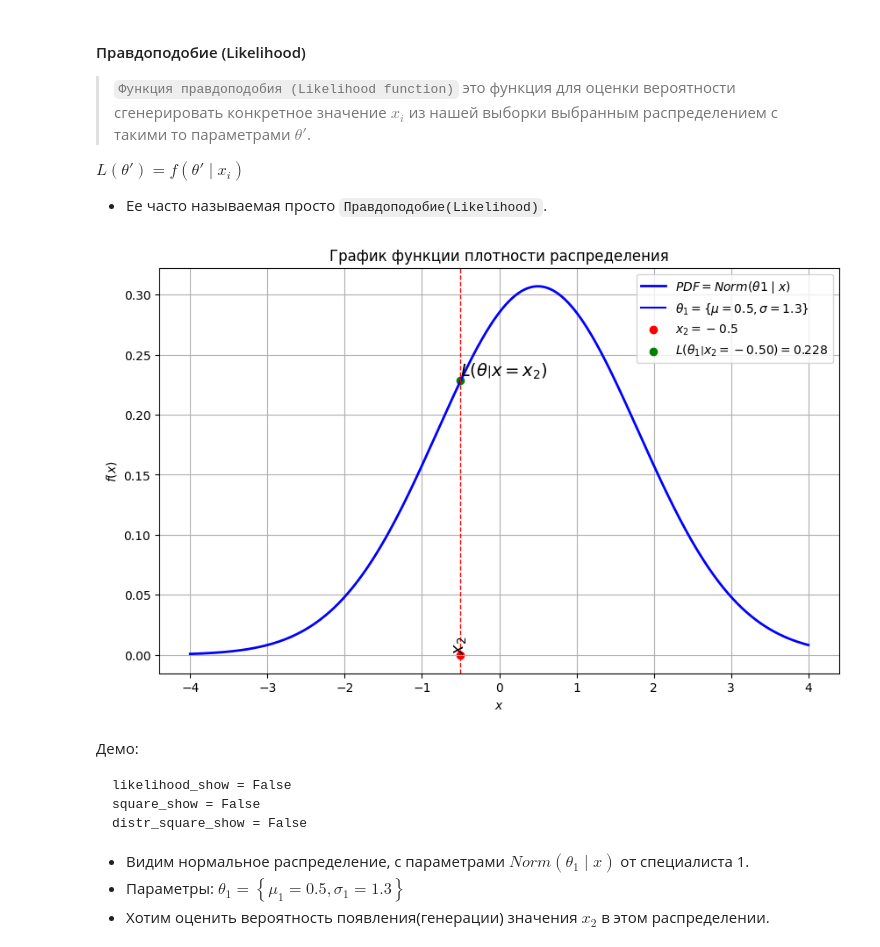
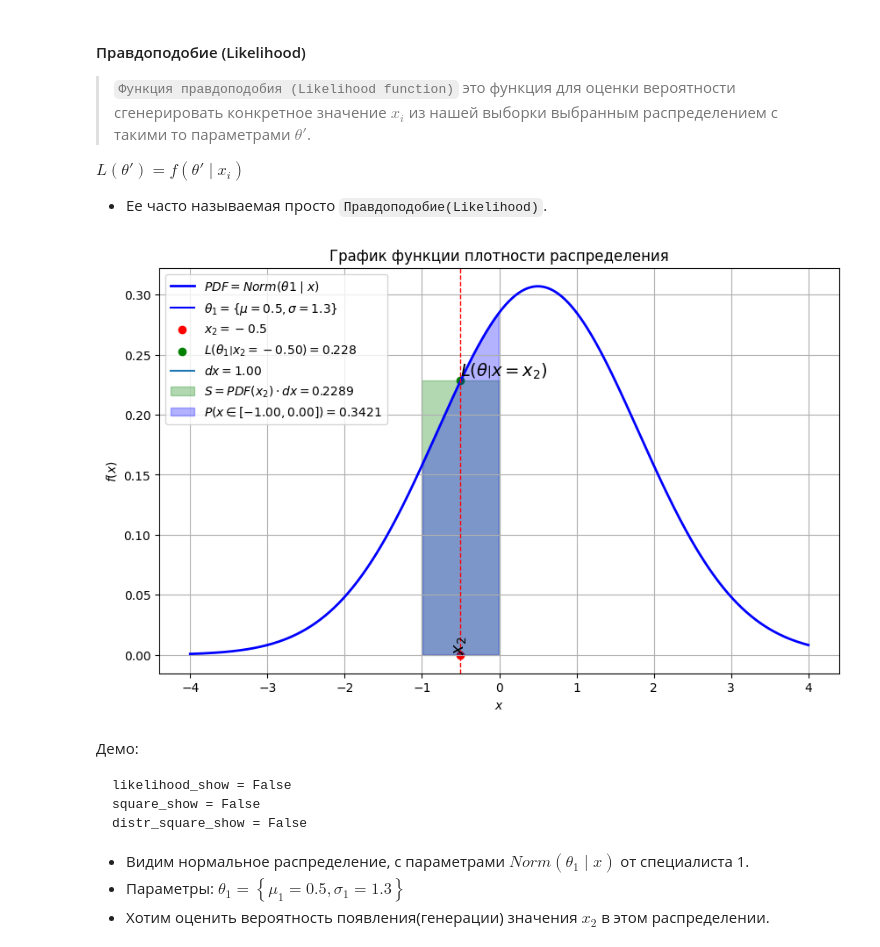
Before and after one commit to deniskirbaba/image-processing-and-generation, a Jupyter notebook: lesson materials/intro_to_generation/Intro to generative modeling.ipynb, the cells around one changed output. Saved outputs shown, nothing was run; the diff lists cells and outputs as text; code cells hidden in the pictures.

````diff
--- a/lesson materials/intro_to_generation/Intro to generative modeling.ipynb
+++ b/lesson materials/intro_to_generation/Intro to generative modeling.ipynb
@@ -993,8 +969,8 @@ dx = (x[1] - x[0]) * 50
 
 # параметры отображения
 likelihood_show = True
-square_show = False
-distr_square_show = False
+square_show = True
+distr_square_show = True
 
 # создаем нормальное распределение с указанными параметрами
 norm_distr_1 = stats.norm(loc=theta_1["mu"], scale=theta_1["sigma"])
@@ -1059,34 +1035,34 @@ if square_show:
     S = (upper_x - lower_x) * (y2 - 0)
     ax.fill_between(
         [lower_x, upper_x],
         0,
         y2,
         color="green",
         label=f"$S = PDF(x_2) \cdot dx={S:.4f}$",
         alpha=0.3,
     )
 
 # Рисуем истинную площадь распределения
 if distr_square_show:
     probability = normal_dist.cdf(upper_x) - normal_dist.cdf(lower_x)
     ax.fill_between(
         x,
         y,
         where=(x >= lower_x) & (x <= upper_x),
         color="blue",
         alpha=0.3,
         label=f"$P(x\in[{lower_x:.2f}, {upper_x:.2f}]) = {probability:.4f}$",
     )
 
 # Отображение графика
 plt.legend()
 plt.title("График функции плотности распределения")
 plt.xlabel("$x$")
 plt.ylabel("$f(x)$")
 plt.grid(True)
 plt.show()
 # %% [output]
-[figure, old version]
+[figure, new version]
 # %% [markdown]
 Демо:
 ```
````
Also changed, not shown: parts of 9 cells of this notebook, 2 other files.
